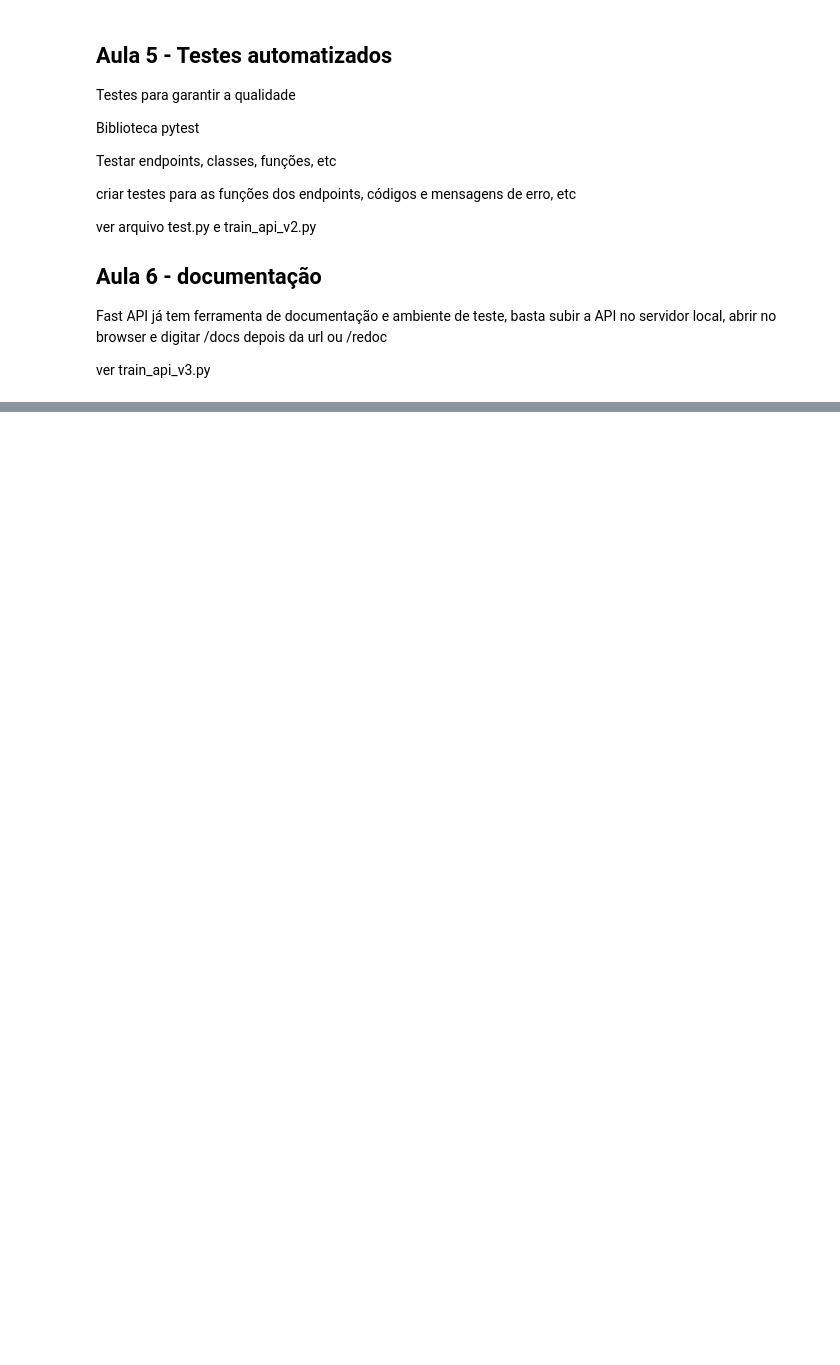
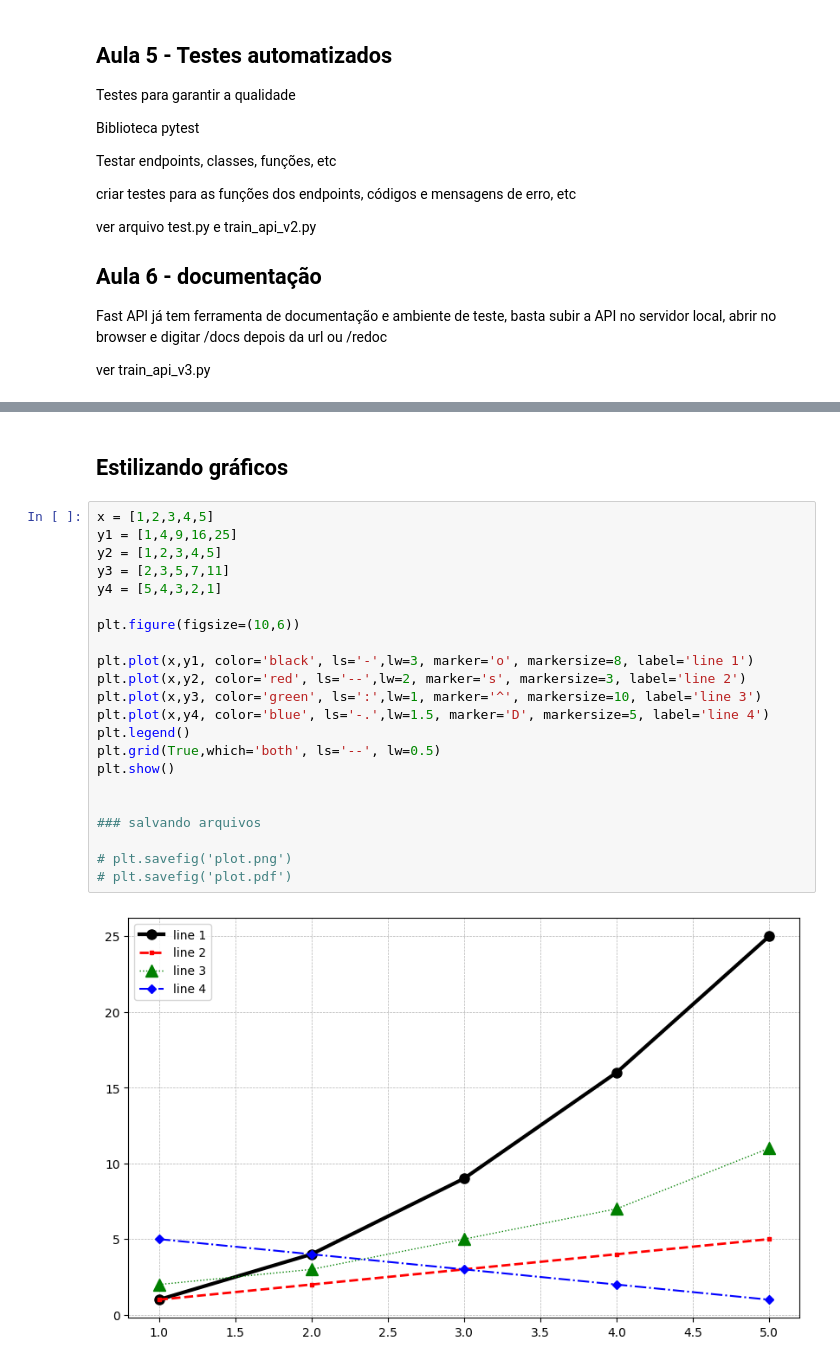
Before and after one commit to realdanizilla/ML-AI-Developer, a Jupyter notebook: Python/Notes Python.ipynb, the cells around one changed output, grey strips where cells are left out. Drawn from its saved outputs; the diff is of its cells as text; blank space fills up the shorter version.

```diff
--- a/Python/Notes Python.ipynb
+++ b/Python/Notes Python.ipynb
@@ -1339,0 +1492,26 @@ ver train_api_v3.py
+# %% [markdown]
+## Estilizando gráficos
+# %%
+x = [1,2,3,4,5]
+y1 = [1,4,9,16,25]
+y2 = [1,2,3,4,5]
+y3 = [2,3,5,7,11]
+y4 = [5,4,3,2,1]
+
+plt.figure(figsize=(10,6))
+
+plt.plot(x,y1, color='black', ls='-',lw=3, marker='o', markersize=8, label='line 1')
+plt.plot(x,y2, color='red', ls='--',lw=2, marker='s', markersize=3, label='line 2')
+plt.plot(x,y3, color='green', ls=':',lw=1, marker='^', markersize=10, label='line 3')
+plt.plot(x,y4, color='blue', ls='-.',lw=1.5, marker='D', markersize=5, label='line 4')
+plt.legend()
+plt.grid(True,which='both', ls='--', lw=0.5)
+plt.show()
+
+
+### salvando arquivos
+
+# plt.savefig('plot.png')
+# plt.savefig('plot.pdf')
+# %% [output]
+[figure, added]
```
Also changed, not shown: parts of 18 cells of this notebook, 4 other files.
